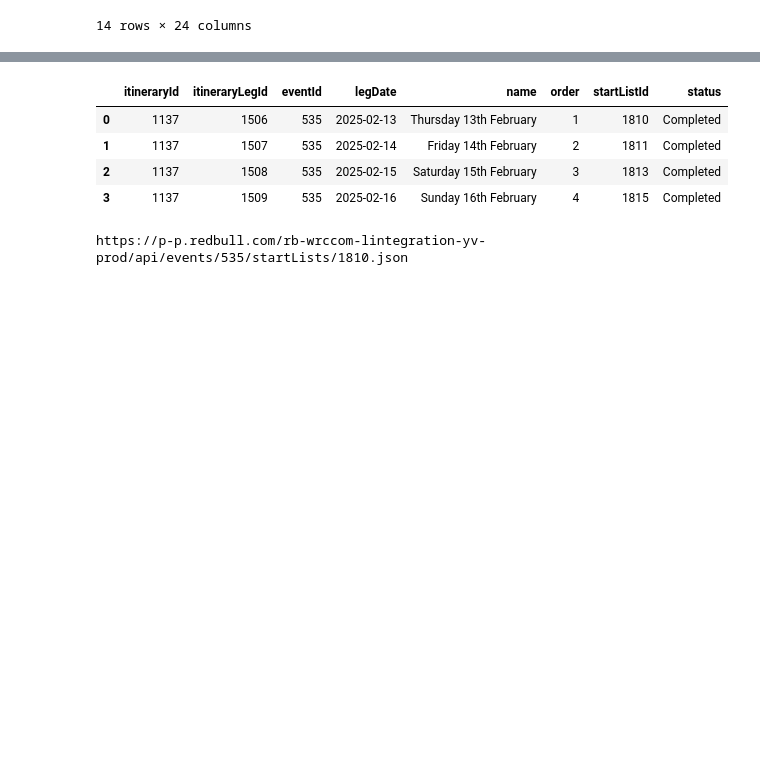
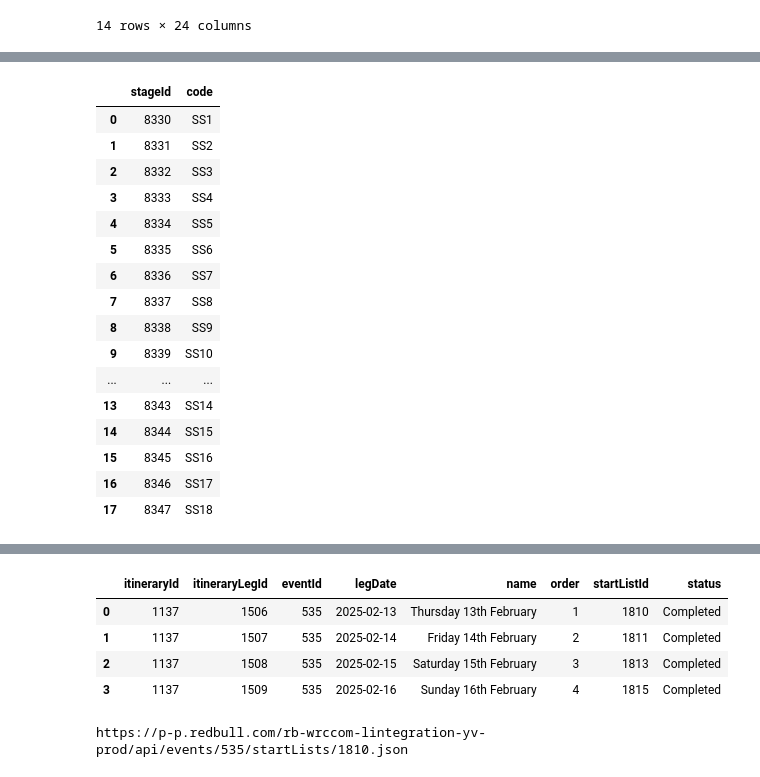
Before and after one commit to RallyDataJunkie/wrc-shinylive, a Jupyter notebook: src/shinyapp/.newRedBullAPI.ipynb, the cells around one changed output, grey strips where cells are left out. Saved outputs shown, nothing was run; the diff lists cells and outputs as text; code cells hidden in the pictures; blank space fills up the shorter version.

```diff
--- a/src/shinyapp/.newRedBullAPI.ipynb
+++ b/src/shinyapp/.newRedBullAPI.ipynb
@@ -2055,0 +108,20 @@ INFO:__main__:Updating startlists...
+# %%
+wrc.getCompletedStages()
+# %% [output]
+|  | stageId | code |
+| 0 | 8330 | SS1 |
+| 1 | 8331 | SS2 |
+| 2 | 8332 | SS3 |
+| 3 | 8333 | SS4 |
+| 4 | 8334 | SS5 |
+| 5 | 8335 | SS6 |
+| 6 | 8336 | SS7 |
+| 7 | 8337 | SS8 |
+| 8 | 8338 | SS9 |
+| 9 | 8339 | SS10 |
+| ... | ... | ... |
+| 13 | 8343 | SS14 |
+| 14 | 8344 | SS15 |
+| 15 | 8345 | SS16 |
+| 16 | 8346 | SS17 |
+| 17 | 8347 | SS18 |
```
Also changed, not shown: parts of 4 cells of this notebook, 3 other files.
